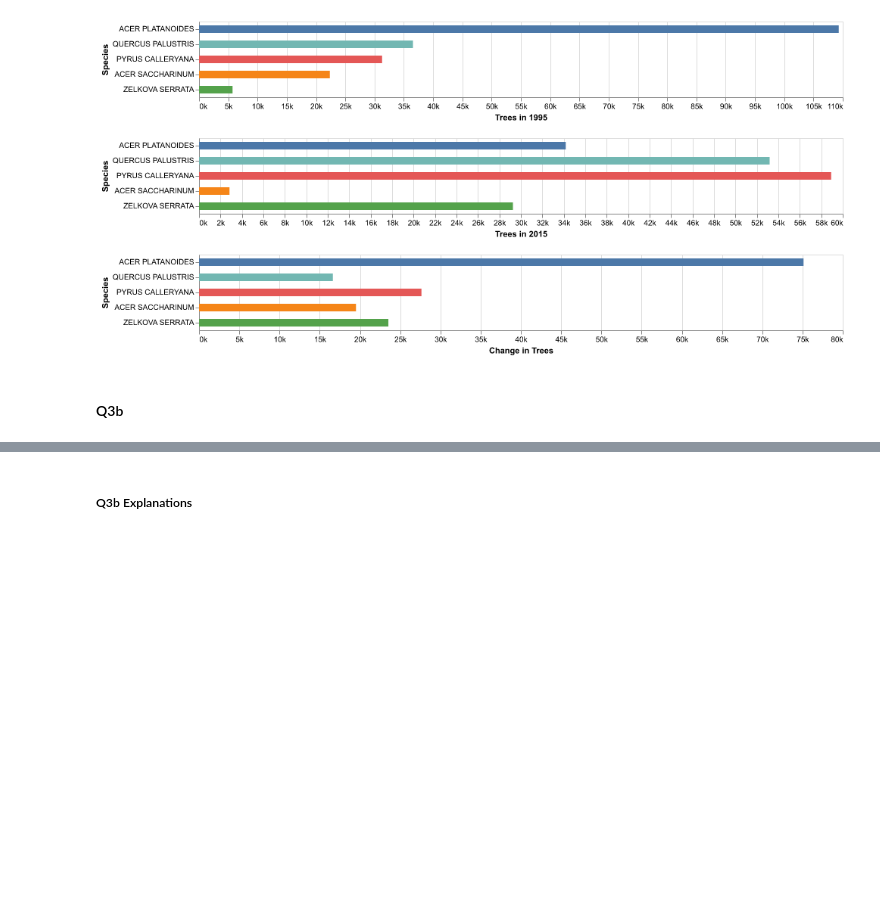
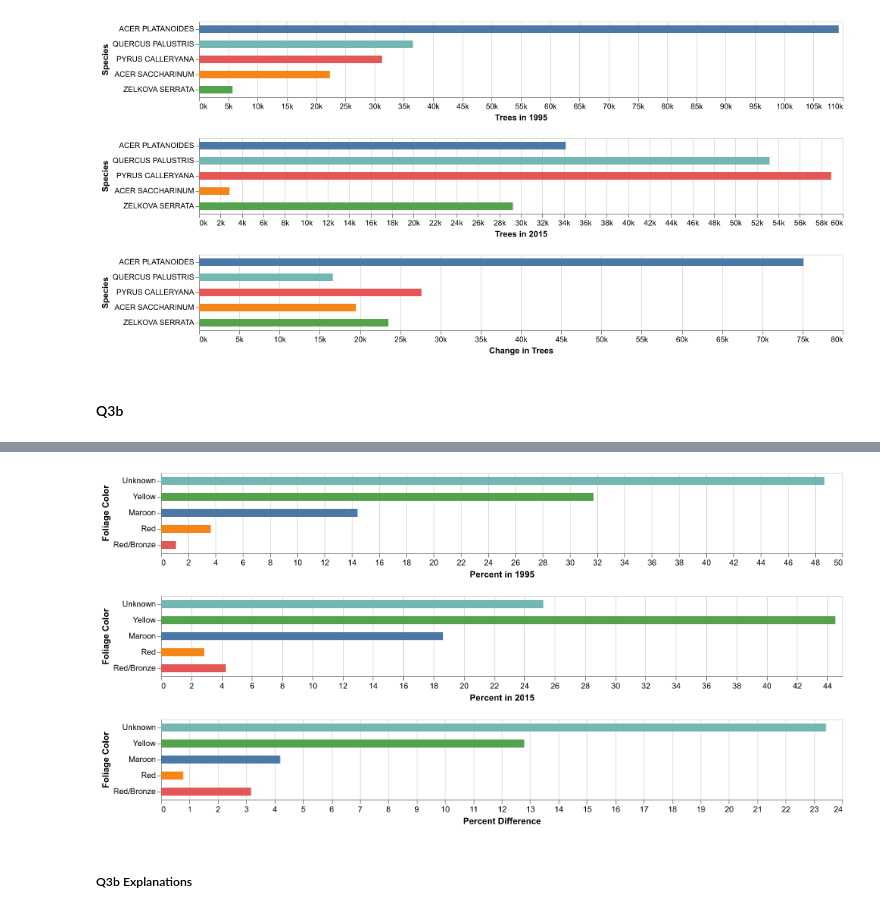
Before and after one commit to NathanP23/Big-Data-Mining-52002, a Jupyter notebook: MidTerm/MidTerm_52002_2024_25.ipynb, the cells around one changed output, grey strips where cells are left out. Drawn from its saved outputs; the diff is of its cells as text; code cells hidden in the pictures; blank space fills up the shorter version.

```diff
--- a/MidTerm/MidTerm_52002_2024_25.ipynb
+++ b/MidTerm/MidTerm_52002_2024_25.ipynb
@@ -58,6 +58,10 @@ installing packages
 %pip install --quiet google-cloud-bigquery
 %pip install --quiet altair
 %pip install --quiet vl-convert-python
+%pip install --quiet networkx
+%pip install --quiet geopy
+%pip install --quiet scipy
+%pip install --quiet scikit-learn
 import altair as alt
 alt.renderers.enable('png')
 
@@ -71,9 +75,9 @@ installing packages for VScode
 """
 Global Variables
 """
-project_id = "big-data-mining-52002-midterm"
-universal_chart_width = 850
-universal_chart_height = 100
+global_project_id = "big-data-mining-52002-midterm"
+global_chart_width = 850
+global_chart_height = 100
 # %% [output]
 Note: you may need to restart the kernel to use updated packages.
 Note: you may need to restart the kernel to use updated packages.
@@ -135,7 +143,7 @@ Authenticated
 # %% [markdown]
 Construct a BigQuery client object using the `client` method of the `bigquery` module.  The project name you use here should match the name of the project you open in the BigQuery environment. You should use in both places the same **non-huji** google user name
 # %%
-client = bigquery.Client(project=project_id)
+client = bigquery.Client(project=global_project_id)
 # %% [markdown]
 Make a simple query displaying five columns of your choice from one of the tables of your choice in the two datasetsin order to check the connection. Limit the number of rows in the displayed output to 10
 # %%
@@ -517,3 +594,41 @@ chart1 & chart2 & chart3
+# %%
+# Chart 1: Percent in 1995
+chart1 = alt.Chart(df3b.head()).mark_bar(size=10).encode(
+    x=alt.X("percent_1995:Q", title="Percent in 1995", axis=alt.Axis(format="~s")),
+    y=alt.Y("foliage_color:N", title="Foliage Color", sort="-x"),  # Sort by percent_1995
+    color=alt.Color("foliage_color:N", legend=None),
+    tooltip=["foliage_color", "percent_1995"]
+).properties(
+    width=global_chart_width,
+    height=global_chart_height,
+)
+
+# Chart 2: Percent in 2015
+chart2 = alt.Chart(df3b.head()).mark_bar(size=10).encode(
+    x=alt.X("percent_2015:Q", title="Percent in 2015", axis=alt.Axis(format="~s")),
+    y=alt.Y("foliage_color:N", title="Foliage Color", sort=alt.EncodingSortField(field="percent_1995", order="descending")),
+    color=alt.Color("foliage_color:N", legend=None),
+    tooltip=["foliage_color", "percent_2015"]
+).properties(
+    width=global_chart_width,
+    height=global_chart_height,
+)
+
+# Chart 3: Percent Difference
+chart3 = alt.Chart(df3b.head()).mark_bar(size=10).encode(
+    x=alt.X("percent_difference:Q", title="Percent Difference", axis=alt.Axis(format="~s")),
+    y=alt.Y("foliage_color:N", title="Foliage Color", sort=alt.EncodingSortField(field="percent_1995", order="descending")),
+    color=alt.Color("foliage_color:N", legend=None),
+    tooltip=["foliage_color", "percent_difference"]
+).properties(
+    width=global_chart_width,
+    height=global_chart_height,
+)
+
+# Combine the charts vertically
+chart1 & chart2 & chart3
+# %% [output]
+[figure, added]
 # %% [markdown]
 ##### Q3b Explanations
 # %% [markdown]
```
Also changed, not shown: parts of 13 cells of this notebook.
